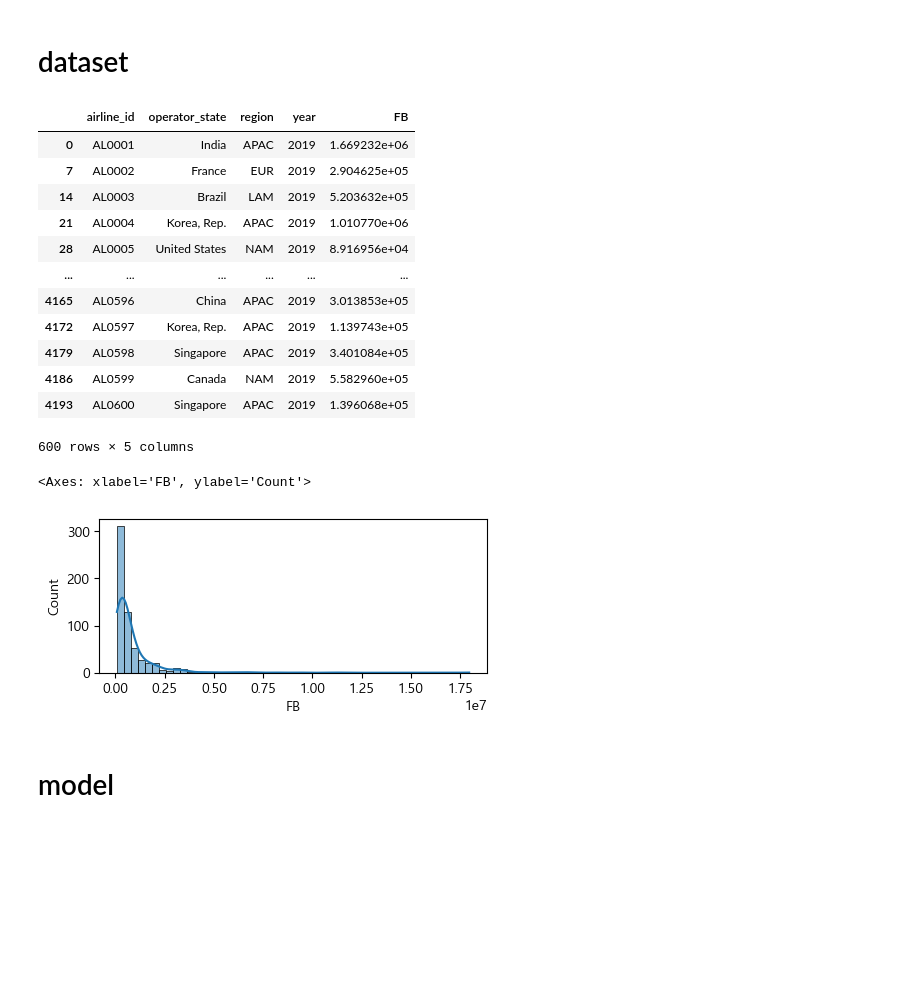
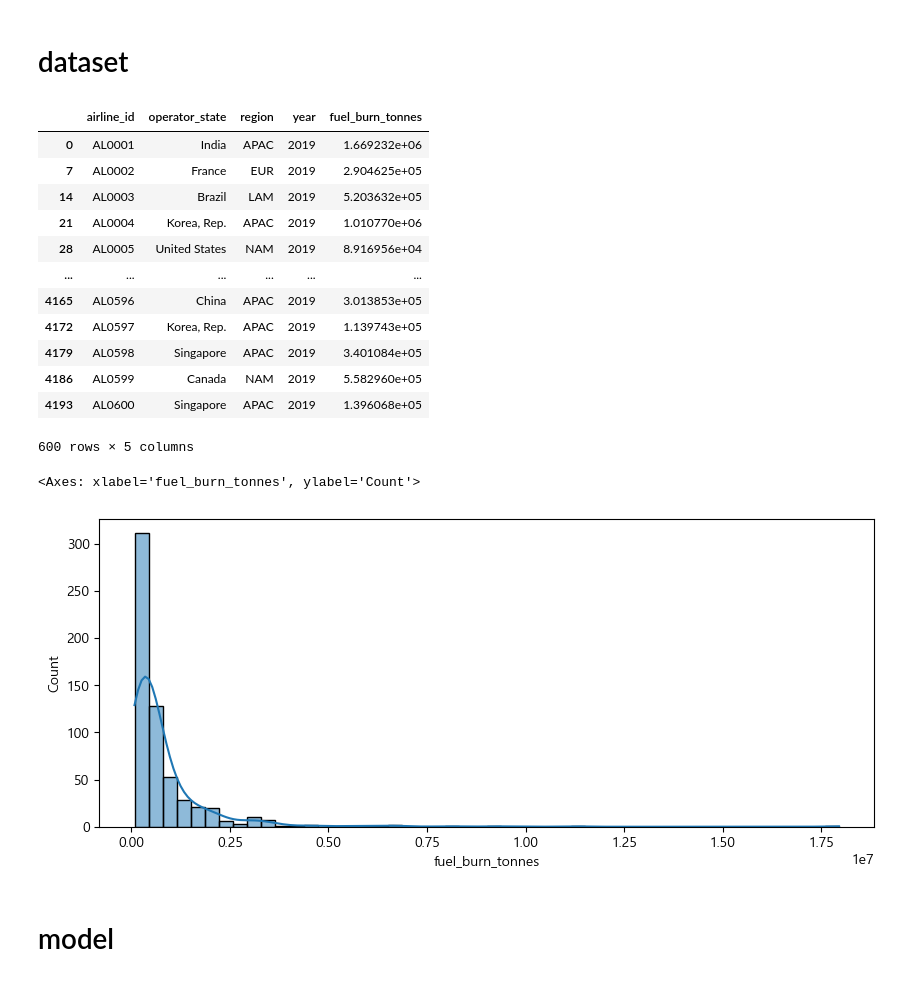
Before and after one commit to pookopook/GCEMM, a Jupyter notebook: 01 scenario.ipynb, the cells around one changed output. Saved outputs shown, nothing was run; the diff lists cells and outputs as text; code cells hidden in the pictures; blank space fills up the shorter version.

```diff
--- a/01 scenario.ipynb
+++ b/01 scenario.ipynb
@@ -64,10 +64,9 @@ import shap
 from generate_dataset import simulate_corsia_mrv_fuel_burn, test_sum
 df = simulate_corsia_mrv_fuel_burn()
 df = df[df['year'] == 2019][['airline_id', 'operator_state', 'region', 'year','fuel_burn_tonnes']]
-df.columns = ['airline_id', 'operator_state', 'region', 'year', 'FB']
 df
 # %% [output]
-|  | airline_id | operator_state | region | year | FB |
+|  | airline_id | operator_state | region | year | fuel_burn_tonnes |
 | 0 | AL0001 | India | APAC | 2019 | 1.669232e+06 |
 | 7 | AL0002 | France | EUR | 2019 | 2.904625e+05 |
 | 14 | AL0003 | Brazil | LAM | 2019 | 5.203632e+05 |
@@ -82,13 +81,14 @@ df
 600 rows × 5 columns
 # %%
 # 2019년 연도별 항공사 연료소모량 분포 시각화
-plt.figure(figsize=(5,2))
-# sns.histplot(df, x='FB', bins=50, hue='region', kde=True, multiple='stack' )
-sns.histplot(df, x='FB', bins=50, kde=True)
+plt.figure(figsize=(10,4))
+# sns.histplot(df, x='fuel_burn_tonnes', bins=50, hue='region', kde=True, multiple='stack' )
+# plt.yscale("log")
+sns.histplot(df, x='fuel_burn_tonnes', bins=50, kde=True)
 # 일부 대형 항공사와 소규모 항공사가 존재
 # %% [output]
-<Axes: xlabel='FB', ylabel='Count'>
+<Axes: xlabel='fuel_burn_tonnes', ylabel='Count'>
-[figure, old version]
+[figure, new version]
 # %% [markdown]
 # model
 # %% [markdown]
```
Also changed, not shown: parts of 57 cells of this notebook.
